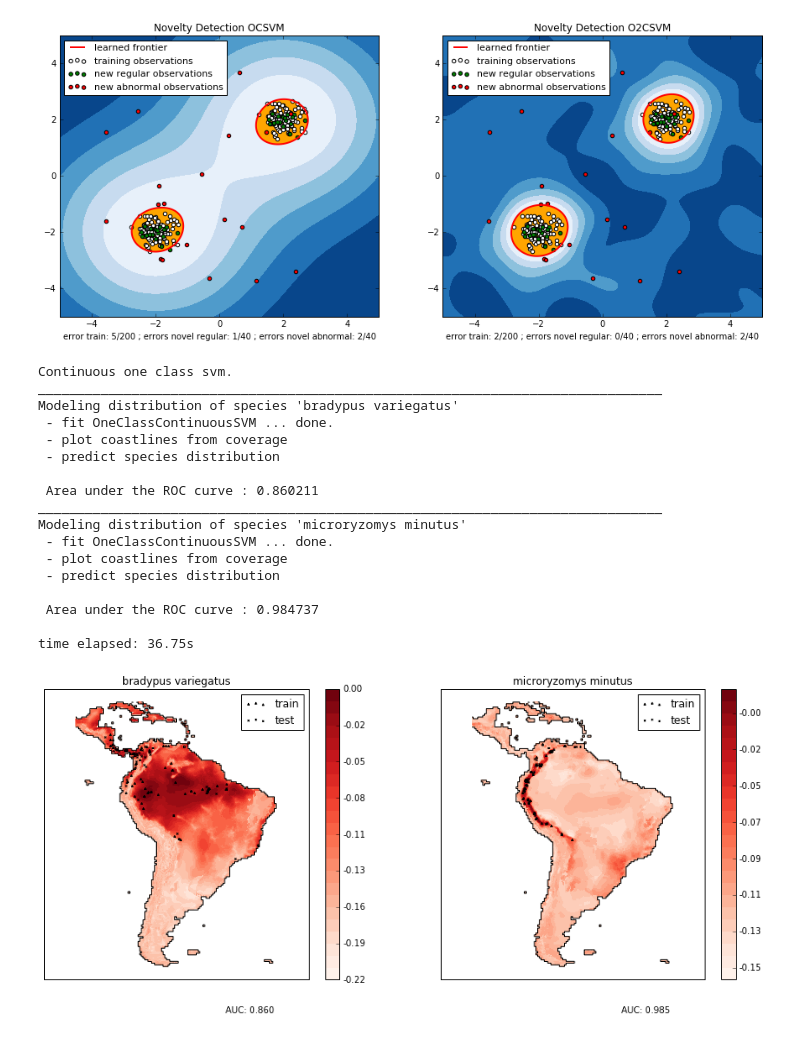
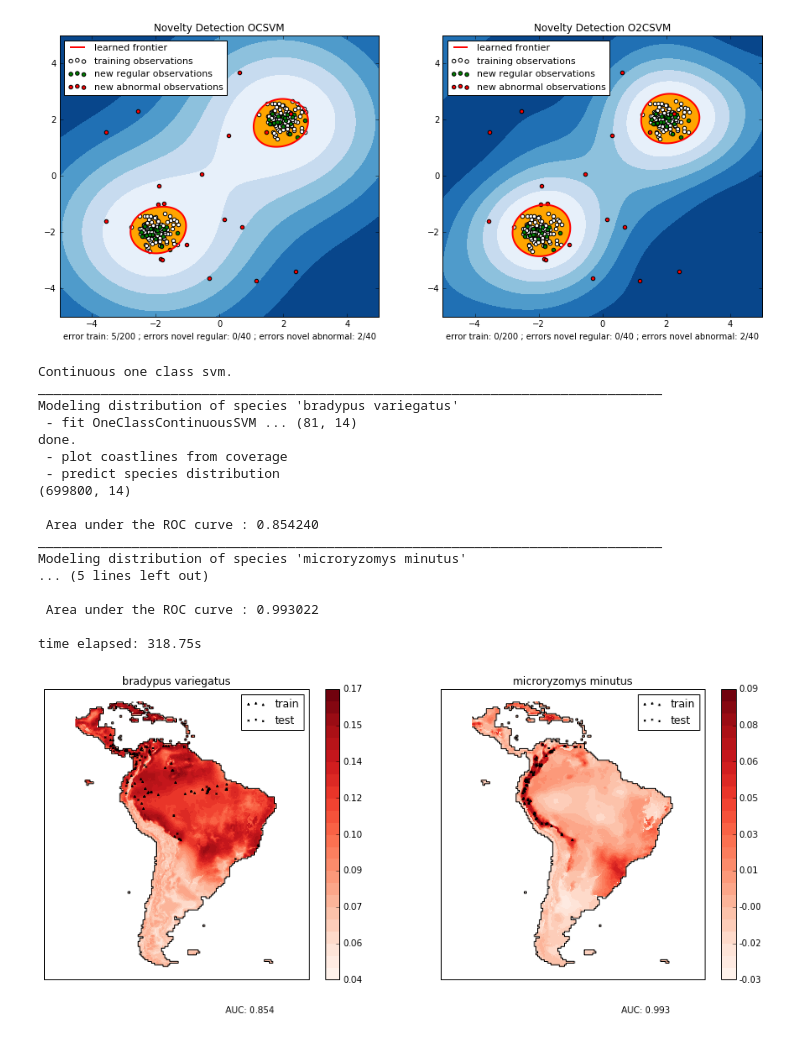
Before and after one commit to RomainBrault/OV2SGD, a Jupyter notebook: O2CSVM.ipynb, the cells around one changed output. Drawn from its saved outputs; the diff is of its cells as text; code cells hidden in the pictures.

```diff
--- a/O2CSVM.ipynb
+++ b/O2CSVM.ipynb
@@ -362,7 +487,7 @@ X_test = np.r_[X + 2, X - 2]
 X_outliers = np.random.uniform(low=-4, high=4, size=(20, 2))
 
 # fit the model
-clf = svm.OneClassSVM(nu=0.025, kernel="rbf", gamma=0.1)
+clf = svm.OneClassSVM(nu=0.001, kernel="rbf", gamma=0.1)
 clf.fit(X_train)
 y_pred_train = clf.predict(X_train)
 y_pred_test = clf.predict(X_test)
@@ -400,7 +525,7 @@ plt.xlabel(
 
 
 # fit the model
-clf = OCCSVM(nu=0.01, gamma=4., T=10, D1=500)
+clf = OCCSVM(nu=0.001, gamma=1., D1=500)
 clf.fit(X_train)
 y_pred_train = clf.predict(X_train)
 y_pred_test = clf.predict(X_test)
@@ -409,34 +534,34 @@ n_error_train = y_pred_train[y_pred_train == -1].size
 n_error_test = y_pred_test[y_pred_test == -1].size
 n_error_outliers = y_pred_outliers[y_pred_outliers == 1].size
 
 # plot the line, the points, and the nearest vectors to the plane
 Z = clf.decision_function(np.c_[xx.ravel(), yy.ravel()])
 Z = Z.reshape(xx.shape)
 
 plt.subplot(1, 2, 2)
 plt.title("Novelty Detection O2CSVM")
 plt.contourf(xx, yy, Z, levels=np.linspace(Z.min(), 0, 7), cmap=plt.cm.Blues_r)
 a = plt.contour(xx, yy, Z, levels=[0], linewidths=2, colors='red')
 plt.contourf(xx, yy, Z, levels=[0, Z.max()], colors='orange')
 
 b1 = plt.scatter(X_train[:, 0], X_train[:, 1], c='white')
 b2 = plt.scatter(X_test[:, 0], X_test[:, 1], c='green')
 c = plt.scatter(X_outliers[:, 0], X_outliers[:, 1], c='red')
 plt.axis('tight')
 plt.xlim((-5, 5))
 plt.ylim((-5, 5))
 plt.legend([a.collections[0], b1, b2, c],
            ["learned frontier", "training observations",
             "new regular observations", "new abnormal observations"],
            loc="upper left",
            prop=matplotlib.font_manager.FontProperties(size=11))
 plt.xlabel(
     "error train: %d/200 ; errors novel regular: %d/40 ; "
     "errors novel abnormal: %d/40"
     % (n_error_train, n_error_test, n_error_outliers))
 plt.show()
 # %% [output]
-[figure, old version]
+[figure, new version]
 # %%
 from __future__ import print_function
 
@@ -536,8 +661,9 @@ def plot_species_distribution(species=("bradypus_variegatus_0",
 
         # Fit OneClassSVM
         print(" - fit OneClassContinuousSVM ... ", end='')
-        clf = OCCSVM(gamma=.15, T=100, step=.1, D1=700, D2=1)
+        clf = OCCSVM(gamma=.1, D2=10, s=10, skewness=.1, nu=0)
 #         clf = svm.OneClassSVM(nu=0.1, kernel="rbf", gamma=0.5)
+        print(train_cover_std.shape)
         clf.fit(train_cover_std)
         print("done.")
 
@@ -567,6 +693,7 @@ def plot_species_distribution(species=("bradypus_variegatus_0",
         idx = np.where(land_reference > -9999)
         coverages_land = data.coverages[:, idx[0], idx[1]].T
 
+        print(((coverages_land - mean) / std).shape)
         pred = clf.decision_function((coverages_land - mean) / std)
         Z *= pred.min()
         Z[idx[0], idx[1]] = pred
@@ -608,21 +735,21 @@ plt.show()
 Continuous one class svm.
 ________________________________________________________________________________
 Modeling distribution of species 'bradypus variegatus'
- - fit OneClassContinuousSVM ... done.
+ - fit OneClassContinuousSVM ... (81, 14)
+done.
  - plot coastlines from coverage
  - predict species distribution
+(699800, 14)
 
- Area under the ROC curve : 0.860211
+ Area under the ROC curve : 0.854240
 ________________________________________________________________________________
 Modeling distribution of species 'microryzomys minutus'
- - fit OneClassContinuousSVM ... done.
- - plot coastlines from coverage
- - predict species distribution
+... (5 lines left out)
 
- Area under the ROC curve : 0.984737
+ Area under the ROC curve : 0.993022
 
-time elapsed: 36.75s
+time elapsed: 318.75s
-[figure, old version]
+[figure, new version]
 # %%
 from __future__ import print_function
 
```
Also changed, not shown: parts of 14 cells of this notebook, 19 other files.
